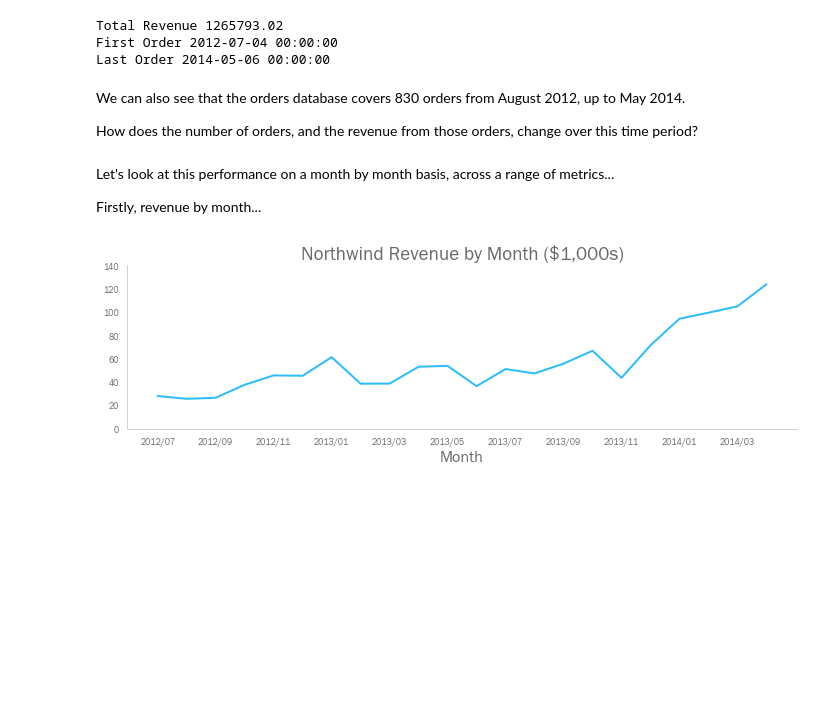
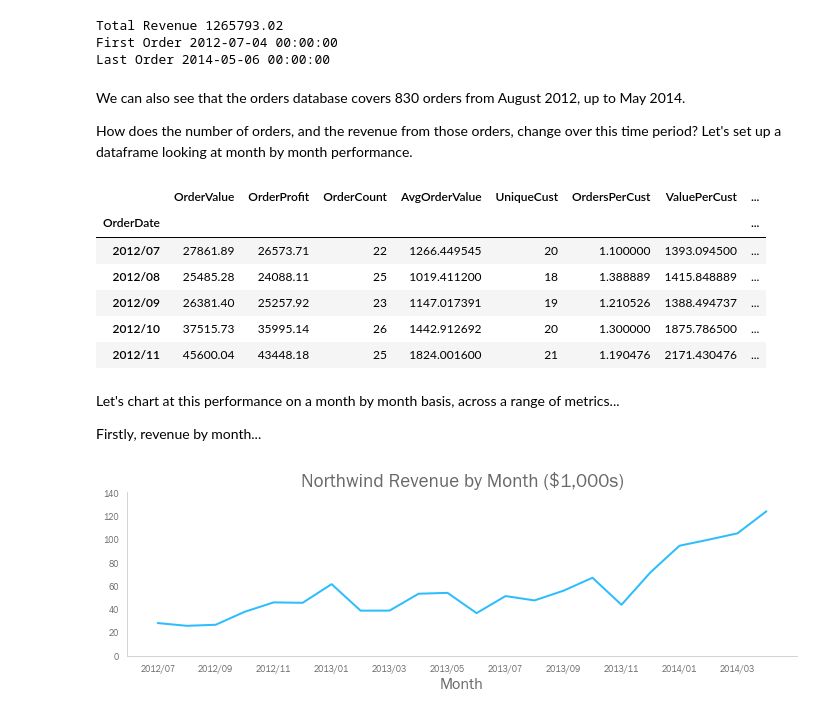
Before and after one commit to calbal91/dsc-mod-3-project-online-ds-pt-051319, a Jupyter notebook: Analysis.ipynb, the cells around one changed output. Cells and saved outputs as stored; diff of their text form; code cells hidden in the pictures; blank space fills up the shorter version.

```diff
--- a/Analysis.ipynb
+++ b/Analysis.ipynb
@@ -303,7 +300,7 @@ Last Order 2014-05-06 00:00:00
 # %% [markdown]
 We can also see that the orders database covers 830 orders from August 2012, up to May 2014.
 
-How does the number of orders, and the revenue from those orders, change over this time period?
+How does the number of orders, and the revenue from those orders, change over this time period? Let's set up a dataframe looking at month by month performance.
 # %%
 #Create a 'monthly orders' dataframe, which aggregates performance on a month by month basis
 monthly_orders = df_order.groupby(
@@ -329,8 +326,18 @@ monthly_orders['ValuePerCust'] = monthly_orders['OrderValue'] / monthly_orders['
 #Unique number of cities shipped to in month
 monthly_orders['UniqueCities'] = df_order.groupby(
     df_order['OrderDate'].dt.strftime('%Y/%m')).nunique()['ShipCity']
+# %%
+monthly_orders.head(5)
+# %% [output]
+|  | OrderValue | OrderProfit | OrderCount | AvgOrderValue | UniqueCust | OrdersPerCust | ValuePerCust | ... |
+| OrderDate |  |  |  |  |  |  |  | ... |
+| 2012/07 | 27861.89 | 26573.71 | 22 | 1266.449545 | 20 | 1.100000 | 1393.094500 | ... |
+| 2012/08 | 25485.28 | 24088.11 | 25 | 1019.411200 | 18 | 1.388889 | 1415.848889 | ... |
+| 2012/09 | 26381.40 | 25257.92 | 23 | 1147.017391 | 19 | 1.210526 | 1388.494737 | ... |
+| 2012/10 | 37515.73 | 35995.14 | 26 | 1442.912692 | 20 | 1.300000 | 1875.786500 | ... |
+| 2012/11 | 45600.04 | 43448.18 | 25 | 1824.001600 | 21 | 1.190476 | 2171.430476 | ... |
 # %% [markdown]
-Let's look at this performance on a month by month basis, across a range of metrics...
+Let's chart at this performance on a month by month basis, across a range of metrics...
 
 Firstly, revenue by month...
 # %%
```
Also changed, not shown: parts of 22 cells of this notebook, 23 other files.
